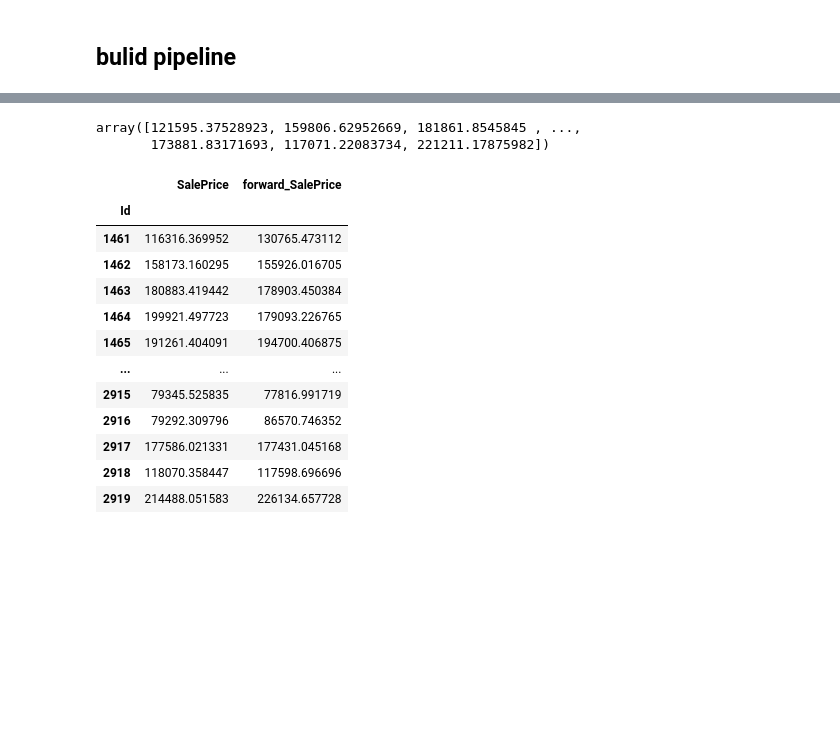
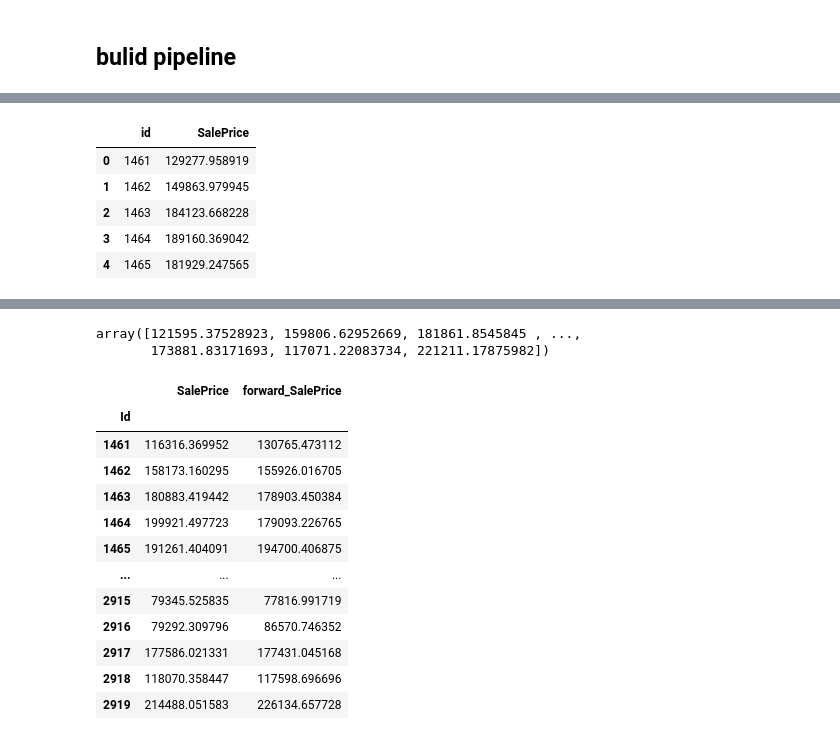
Before and after one commit to RayFromUiS/multiple-regress, a Jupyter notebook: train_test.ipynb, the cells around one changed output, grey strips where cells are left out. Drawn from its saved outputs; the diff is of its cells as text; code cells hidden in the pictures; blank space fills up the shorter version.

```diff
--- a/train_test.ipynb
+++ b/train_test.ipynb
@@ -856,0 +1005,11 @@ r_score
+# %%
+test_result_show = pd.read_csv('target_encoding.csv')
+# %%
+test_result_show.head()
+# %% [output]
+|  | id | SalePrice |
+| 0 | 1461 | 129277.958919 |
+| 1 | 1462 | 149863.979945 |
+| 2 | 1463 | 184123.668228 |
+| 3 | 1464 | 189160.369042 |
+| 4 | 1465 | 181929.247565 |
```
Also changed, not shown: parts of 39 cells of this notebook, 3 other files.
